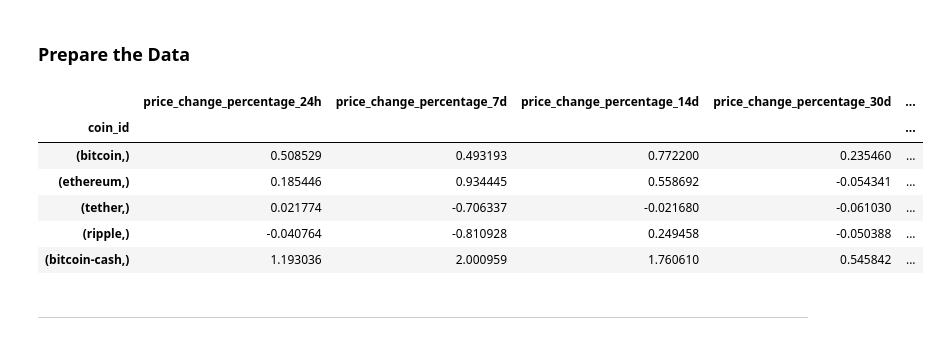
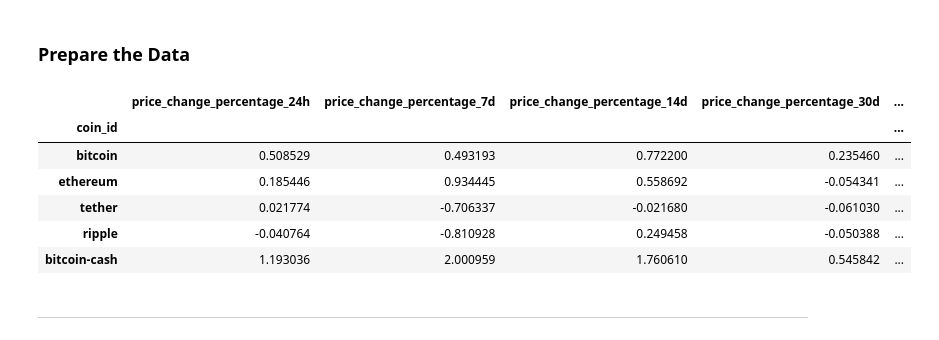
Before and after one commit to Kwessler93/CryptoClustering, a Jupyter notebook: Crypto_Clustering.ipynb, the cells around one changed output. Cells and saved outputs as stored; diff of their text form; code cells hidden in the pictures.

```diff
--- a/Crypto_Clustering.ipynb
+++ b/Crypto_Clustering.ipynb
@@ -62,26 +62,26 @@ df_market_data_scaled = StandardScaler().fit_transform(df_market_data[["price_ch
 # %%
 # Create a DataFrame with the scaled data
 df_market_data_scaled = pd.DataFrame(
     df_market_data_scaled,
-    columns=[["price_change_percentage_24h",	"price_change_percentage_7d", "price_change_percentage_14d", "price_change_percentage_30d",	"price_change_percentage_60d", "price_change_percentage_200d",	"price_change_percentage_1y"]]
+    columns=["price_change_percentage_24h",	"price_change_percentage_7d", "price_change_percentage_14d", "price_change_percentage_30d",	"price_change_percentage_60d", "price_change_percentage_200d",	"price_change_percentage_1y"]
 )
 
 # Copy the crypto names from the original DataFrame
 df_market_data_scaled["coin_id"] = df_market_data.index
 
 # Set the coin_id column as index
 df_market_data_scaled = df_market_data_scaled.set_index("coin_id")
 
 # Display the scaled DataFrame
 df_market_data_scaled.head()
 # %% [output]
 |  | price_change_percentage_24h | price_change_percentage_7d | price_change_percentage_14d | price_change_percentage_30d | ... |
 | coin_id |  |  |  |  | ... |
-| (bitcoin,) | 0.508529 | 0.493193 | 0.772200 | 0.235460 | ... |
-| (ethereum,) | 0.185446 | 0.934445 | 0.558692 | -0.054341 | ... |
-| (tether,) | 0.021774 | -0.706337 | -0.021680 | -0.061030 | ... |
-| (ripple,) | -0.040764 | -0.810928 | 0.249458 | -0.050388 | ... |
-| (bitcoin-cash,) | 1.193036 | 2.000959 | 1.760610 | 0.545842 | ... |
+| bitcoin | 0.508529 | 0.493193 | 0.772200 | 0.235460 | ... |
+| ethereum | 0.185446 | 0.934445 | 0.558692 | -0.054341 | ... |
+| tether | 0.021774 | -0.706337 | -0.021680 | -0.061030 | ... |
+| ripple | -0.040764 | -0.810928 | 0.249458 | -0.050388 | ... |
+| bitcoin-cash | 1.193036 | 2.000959 | 1.760610 | 0.545842 | ... |
 # %% [markdown]
 ---
 # %% [markdown]
```
Also changed, not shown: parts of 11 cells of this notebook.
